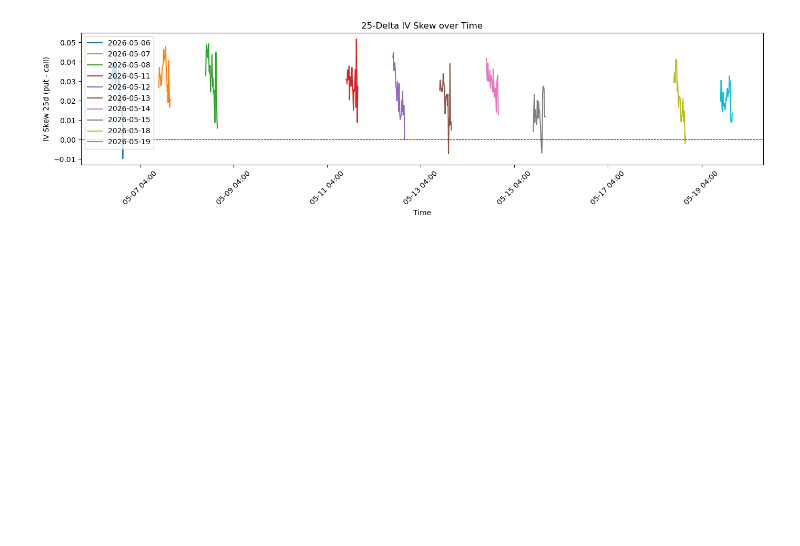
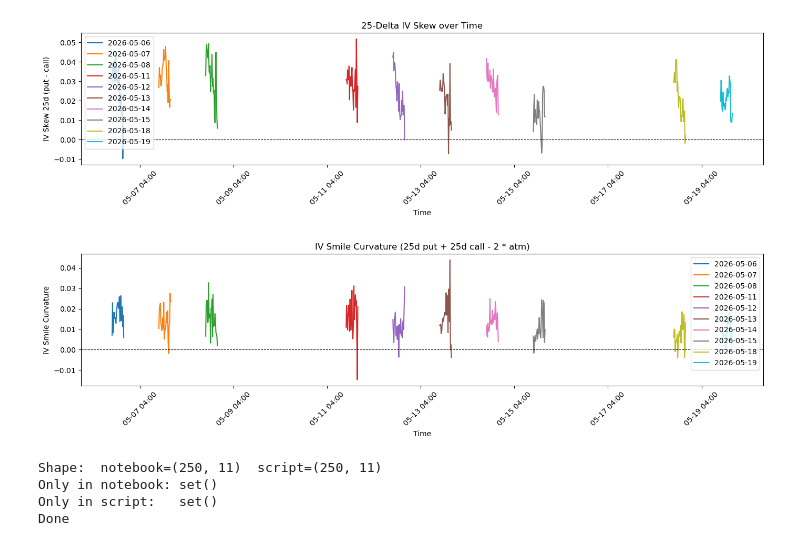
Before and after one commit to lezhou6/0dte-options-strategy, a Jupyter notebook: notebooks/07_iv.ipynb, the cells around one changed output. Drawn from its saved outputs; the diff is of its cells as text; code cells hidden in the pictures; blank space fills up the shorter version.

```diff
--- a/notebooks/07_iv.ipynb
+++ b/notebooks/07_iv.ipynb
@@ -90,3 +115,52 @@ plt.tight_layout()
 plt.show()
 # %% [output]
 [figure]
+# %%
+aggregate['iv_smile_curvature_25d'] = aggregate['iv_call_25d'] + aggregate['iv_put_25d'] - 2 * aggregate['atm_iv']
+# %%
+fig, ax = plt.subplots(figsize=(14, 4))
+for date, group in aggregate.groupby(aggregate["timestamp"].dt.date):
+    ax.plot(group["timestamp"], group["iv_smile_curvature_25d"], label=str(date))
+ax.axhline(0, color="black", linewidth=0.8, linestyle="--")
+ax.set_xlabel("Time")
+ax.set_ylabel("IV Smile Curvature")
+ax.set_title("IV Smile Curvature (25d put + 25d call - 2 * atm)")
+ax.xaxis.set_major_formatter(plt.matplotlib.dates.DateFormatter("%m-%d %H:%M"))
+ax.legend()
+plt.xticks(rotation=45)
+plt.tight_layout()
+plt.show()
+# %% [output]
+[figure, added]
+# %%
+a = aggregate
+b = pd.read_parquet("../data/processed/spy_aggregate.parquet")
+
+print(f"Shape:  notebook={a.shape}  script={b.shape}")
+
+only_a = set(a.columns) - set(b.columns)
+only_b = set(b.columns) - set(a.columns)
+print(f"Only in notebook: {only_a}")
+print(f"Only in script:   {only_b}")
+
+sort_keys = ["timestamp"]
+common = [c for c in a.columns if c in b.columns]
+a_s = a[common].sort_values(sort_keys).reset_index(drop=True)
+b_s = b[common].sort_values(sort_keys).reset_index(drop=True)
+
+for col in common:
+    if pd.api.types.is_numeric_dtype(a_s[col]):
+        if not np.allclose(a_s[col].fillna(0), b_s[col].fillna(0), rtol=1e-5, atol=1e-8):
+            diff = (a_s[col] - b_s[col]).abs()
+            print(f"MISMATCH {col}: max_diff={diff.max():.6g}, mean_diff={diff.mean():.6g}")
+    else:
+        mismatches = (a_s[col] != b_s[col]).sum()
+        if mismatches:
+            print(f"MISMATCH {col}: {mismatches} rows differ")
+
+print("Done")
+# %% [output]
+Shape:  notebook=(250, 11)  script=(250, 11)
+Only in notebook: set()
+Only in script:   set()
+Done
```
Also changed, not shown: parts of 2 cells of this notebook, 2 other files.
